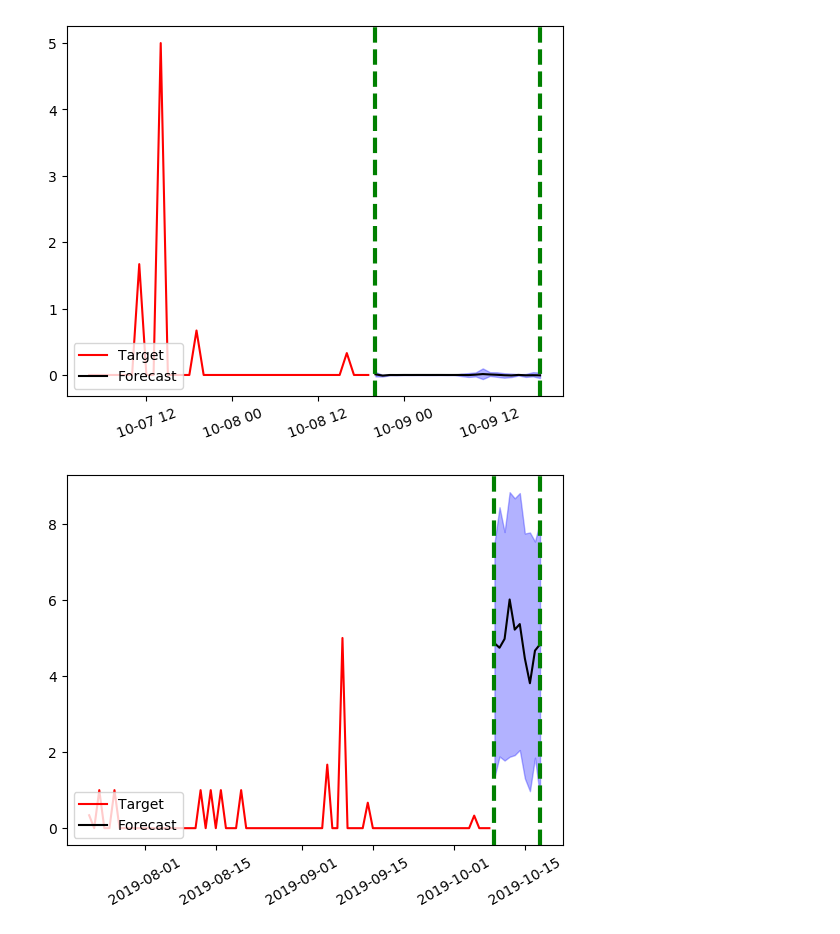
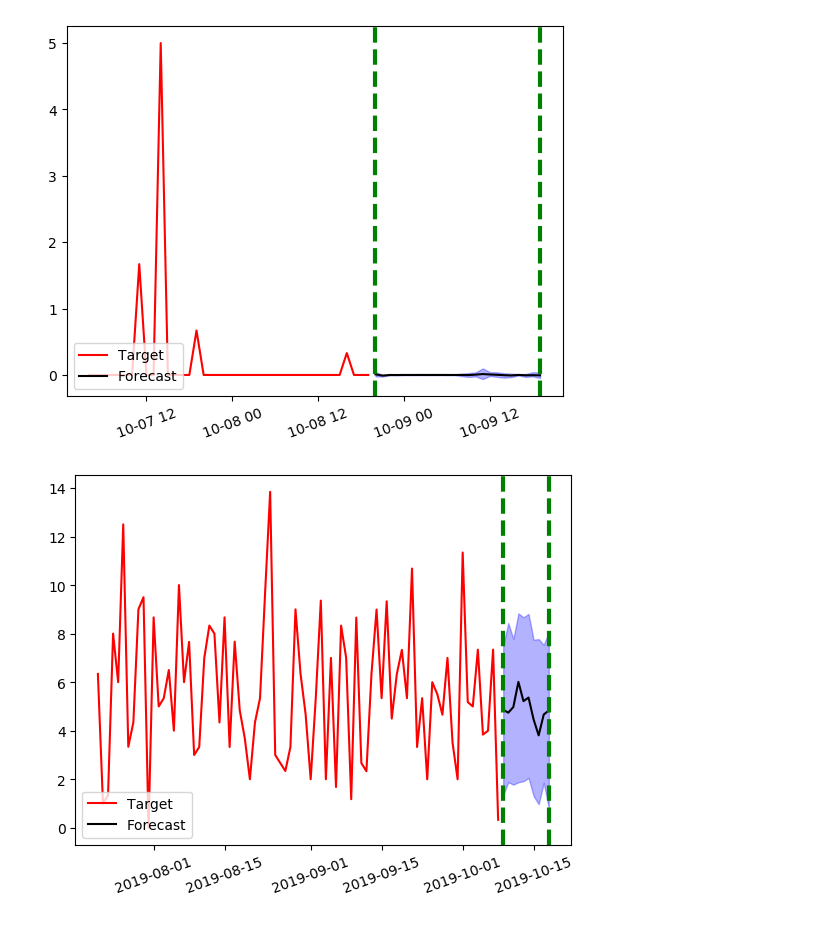
Before and after one commit to PacktPublishing/Applied-Machine-Learning-for-Healthcare-and-Life-Sciences-using-AWS, a Jupyter notebook: chapter-10/pharma_sales_forecasting.ipynb, the cells around one changed output. Saved outputs shown, nothing was run; the diff lists cells and outputs as text; code cells hidden in the pictures.

```diff
--- a/chapter-10/pharma_sales_forecasting.ipynb
+++ b/chapter-10/pharma_sales_forecasting.ipynb
@@ -166,17 +165,19 @@ except:
 Dataset group pharma_sales created with ARN: arn:aws:forecast:us-east-1:485822383573:dataset-group/pharma_sales
 # %%
 dataset_group_name_daily = "pharma_sales_daily"
-dataset_arns = []
+dataset_arns_daily = []
+
 try:
     create_dataset_group_response = \
         forecast.create_dataset_group(Domain="CUSTOM",
                                       DatasetGroupName=dataset_group_name_daily,
-                                      DatasetArns=dataset_arns)
+                                      DatasetArns=dataset_arns_daily)
     dataset_group_arn_daily = create_dataset_group_response['DatasetGroupArn']
-    print('Dataset group {} created with ARN: {}'.format(dataset_group_name_daily, dataset_group_arn_daily))
+    print('Dataset group {} created with ARN: {}'.format(dataset_group_name_daily, dataset_group_arn))
+
 except:
     dataset_group_arn_daily='arn:aws:forecast:{}:{}:dataset-group/{}'.format(region, account_id, dataset_group_name_daily)
-    response=forecast.describe_dataset_group(DatasetGroupArn=dataset_group_name_daily)
+    response=forecast.describe_dataset_group(DatasetGroupArn=dataset_group_arn_daily)
     print('Dataset group {} created with ARN: {}'.format(dataset_group_name_daily, response['DatasetGroupArn']))
 # %% [output]
 Dataset group pharma_sales_daily created with ARN: arn:aws:forecast:us-east-1:485822383573:dataset-group/pharma_sales_daily
@@ -587,21 +556,21 @@ plt.show()
 # %%
 p10 = pd.DataFrame(forecast_response_prophet['Forecast']['Predictions']['p10'])
 p50 = pd.DataFrame(forecast_response_prophet['Forecast']['Predictions']['p50'])
 p90 = pd.DataFrame(forecast_response_prophet['Forecast']['Predictions']['p90'])
 pred_int = p50['Timestamp'].apply(lambda x: pd.Timestamp(x))
 fcst_start_date = pred_int.iloc[0]
 fcst_end_date = pred_int.iloc[-1]
 time_int = target_df_daily['datum'].apply(lambda x: pd.Timestamp(x))
-plt.plot(time_int[-80:],exact['M01AB'].values[-80:], color = 'r')
+plt.plot(time_int[-80:],target_df_daily['M01AB'].values[-80:], color = 'r')
 plt.plot(pred_int, p50['Value'].values, color = 'k')
 plt.fill_between(pred_int,
                  p10['Value'].values,
                  p90['Value'].values,
                  color='b', alpha=0.3);
 plt.axvline(x=pd.Timestamp(fcst_start_date), linewidth=3, color='g', ls='dashed')
 plt.axvline(x=pd.Timestamp(fcst_end_date), linewidth=3, color='g', ls='dashed')
-plt.xticks(rotation=30)
+plt.xticks(rotation=20)
 plt.legend(['Target', 'Forecast'], loc = 'lower left')
 plt.show()
 # %% [output]
-[figure, old version]
+[figure, new version]
```
Also changed, not shown: parts of 12 cells of this notebook, 1 other file.
